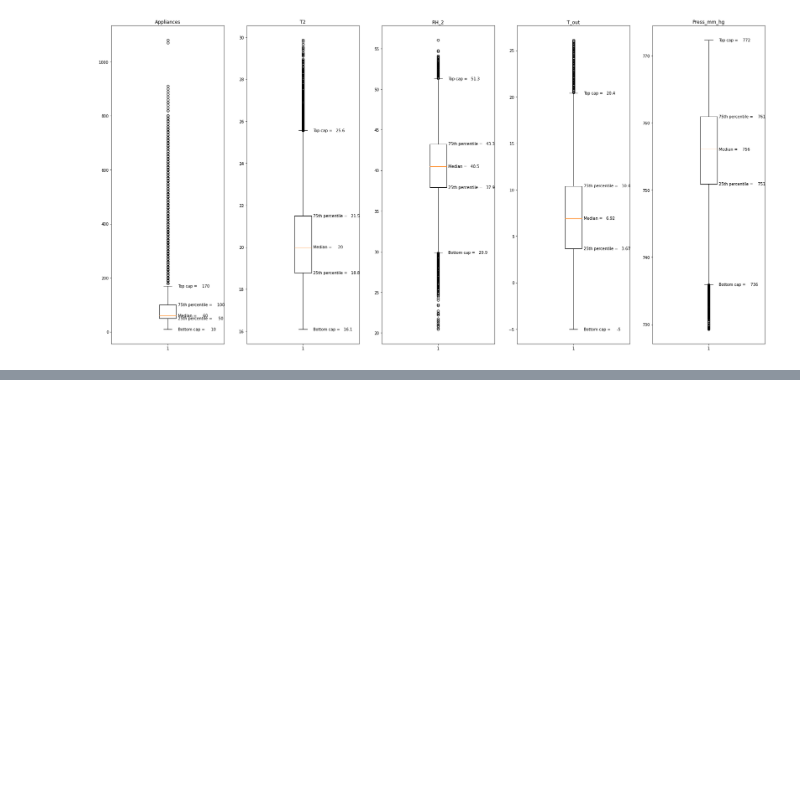
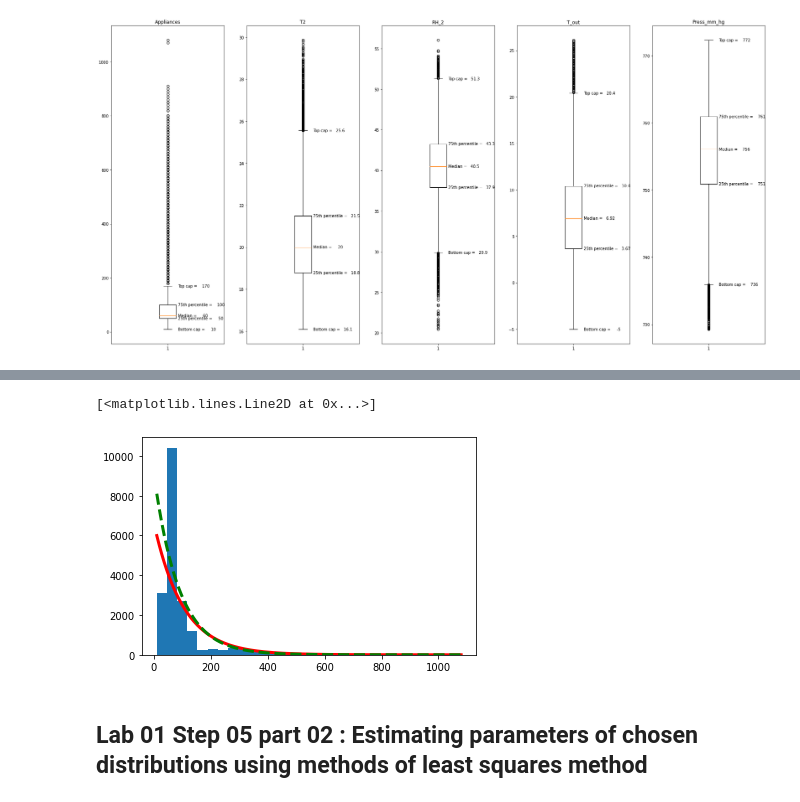
Before and after one commit to Nemat-Allah-Aloush/Multivariate_Data_Analysis, a Jupyter notebook: lab_01.ipynb, the cells around one changed output, grey strips where cells are left out. Saved outputs shown, nothing was run; the diff lists cells and outputs as text; code cells hidden in the pictures; blank space fills up the shorter version.

Commit message:
Lab01-Step05-struggling

```diff
--- a/lab_01.ipynb
+++ b/lab_01.ipynb
@@ -212,0 +256,22 @@ print(tabulate(parameters, headers=['Median','PC25','PC75','Cap Bottom','Cap Top
+# %%
+nbins=30
+smax=col.max()
+col=df_sample_colomn_energydata[df_sample_colomn_energydata.columns[0]].to_numpy()
+axis=np.linspace(col.min(), col.max(),500)
+x = stats.expon  #.rvs(a, b, size=1000, random_state=123)
+MM = x.fit(col,method='MM')
+dist_MM = x.pdf(axis, *MM)
+MLE = x.fit(col,method='MLE')
+dist_MLE = x.pdf(axis, *MLE)
+#loc1, scale1,loc2, scale2
+fig, ax = plt.subplots()
+ax.hist(col, nbins)
+ax.plot(axis, dist_MM * len(col) * smax / nbins,
+        '-r', lw=3, label='exp')
+ax.plot(axis, dist_MLE * len(col) * smax / nbins,
+        '--g', lw=3, label='BS')
+# %% [output]
+[<matplotlib.lines.Line2D at 0x...>]
+[figure, added]
+# %% [markdown]
+## Lab 01 Step 05 part 02 : Estimating parameters of chosen distributions using methods of least squares method
```
Also changed, not shown: parts of 7 cells of this notebook.
